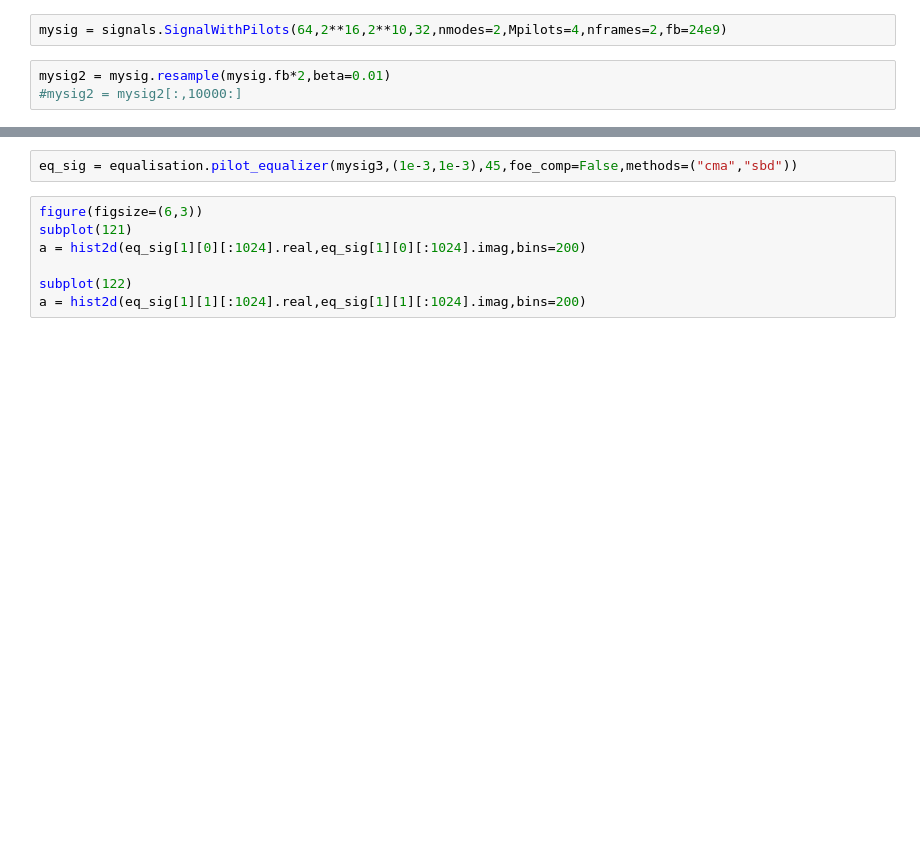
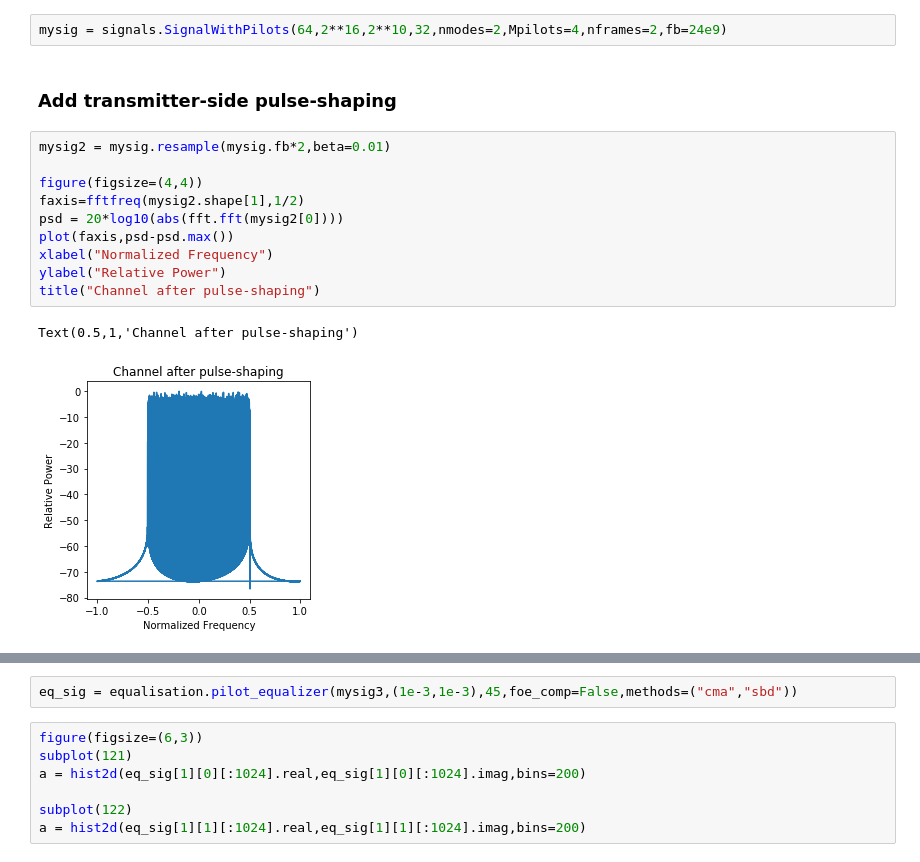
Before and after one commit to ChalmersPhotonicsLab/QAMpy, a Jupyter notebook: Scripts/Notebooks/PilotBasedDSP_SignalObjectDemo.ipynb, the cells around one changed output, grey strips where cells are left out. Cells and saved outputs as stored; diff of their text form; blank space fills up the shorter version.

```diff
--- a/Scripts/Notebooks/PilotBasedDSP_SignalObjectDemo.ipynb
+++ b/Scripts/Notebooks/PilotBasedDSP_SignalObjectDemo.ipynb
@@ -40,5 +72,17 @@ Syntax:
 # %%
 mysig = signals.SignalWithPilots(64,2**16,2**10,32,nmodes=2,Mpilots=4,nframes=2,fb=24e9)
-# %%
-mysig2 = mysig.resample(mysig.fb*2,beta=0.01)
-#mysig2 = mysig2[:,10000:]
+# %% [markdown]
+### Add transmitter-side pulse-shaping
+# %%
+mysig2 = mysig.resample(mysig.fb*2,beta=0.01)
+
+figure(figsize=(4,4))
+faxis=fftfreq(mysig2.shape[1],1/2)
+psd = 20*log10(abs(fft.fft(mysig2[0])))
+plot(faxis,psd-psd.max())
+xlabel("Normalized Frequency")
+ylabel("Relative Power")
+title("Channel after pulse-shaping")
+# %% [output]
+Text(0.5,1,'Channel after pulse-shaping')
+[figure, added]
```
Also changed, not shown: parts of 20 cells of this notebook.
